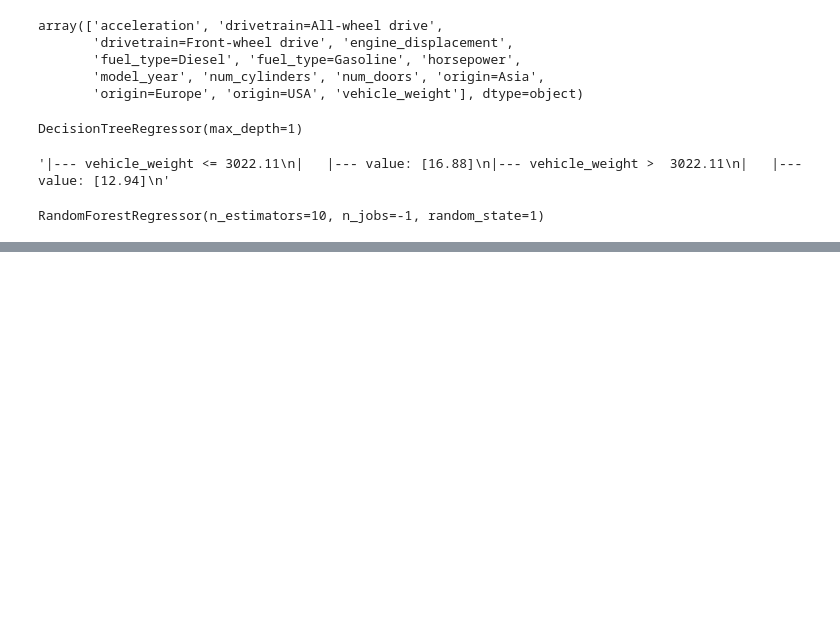
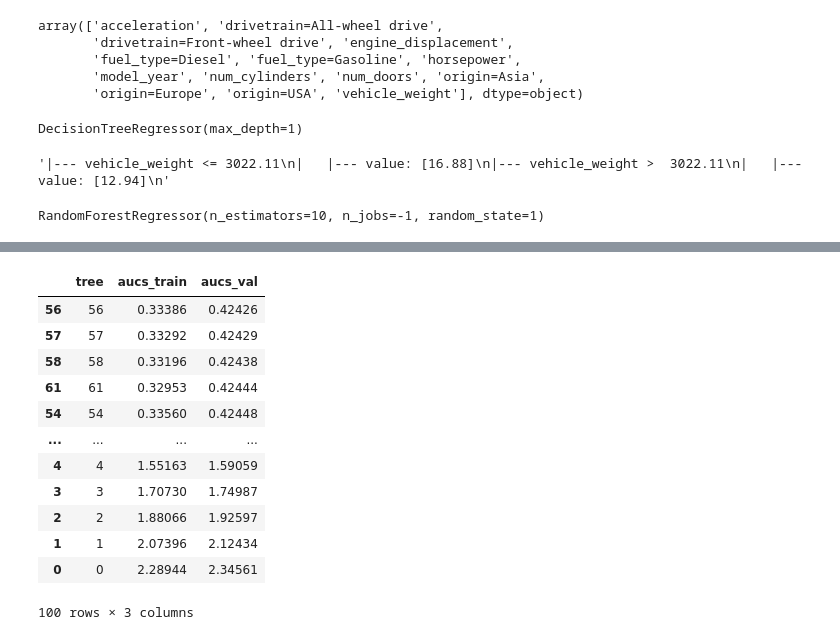
Before and after one commit to yvnyli/ML_Zoomcamp_2025, a Jupyter notebook: HW6.ipynb, the cells around one changed output, grey strips where cells are left out. Saved outputs shown, nothing was run; the diff lists cells and outputs as text; code cells hidden in the pictures; blank space fills up the shorter version.

```diff
--- a/HW6.ipynb
+++ b/HW6.ipynb
@@ -151,0 +327,17 @@ np.float64(0.45957772230927263)
+# %%
+tree, aucs_train, aucs_val = parse_xgb_output(output)
+pd.DataFrame({'tree':tree,'aucs_train':aucs_train,'aucs_val':aucs_val}).sort_values('aucs_val')
+# %% [output]
+|  | tree | aucs_train | aucs_val |
+| 56 | 56 | 0.33386 | 0.42426 |
+| 57 | 57 | 0.33292 | 0.42429 |
+| 58 | 58 | 0.33196 | 0.42438 |
+| 61 | 61 | 0.32953 | 0.42444 |
+| 54 | 54 | 0.33560 | 0.42448 |
+| ... | ... | ... | ... |
+| 4 | 4 | 1.55163 | 1.59059 |
+| 3 | 3 | 1.70730 | 1.74987 |
+| 2 | 2 | 1.88066 | 1.92597 |
+| 1 | 1 | 2.07396 | 2.12434 |
+| 0 | 0 | 2.28944 | 2.34561 |
+100 rows × 3 columns
```
Also changed, not shown: parts of 23 cells of this notebook.
